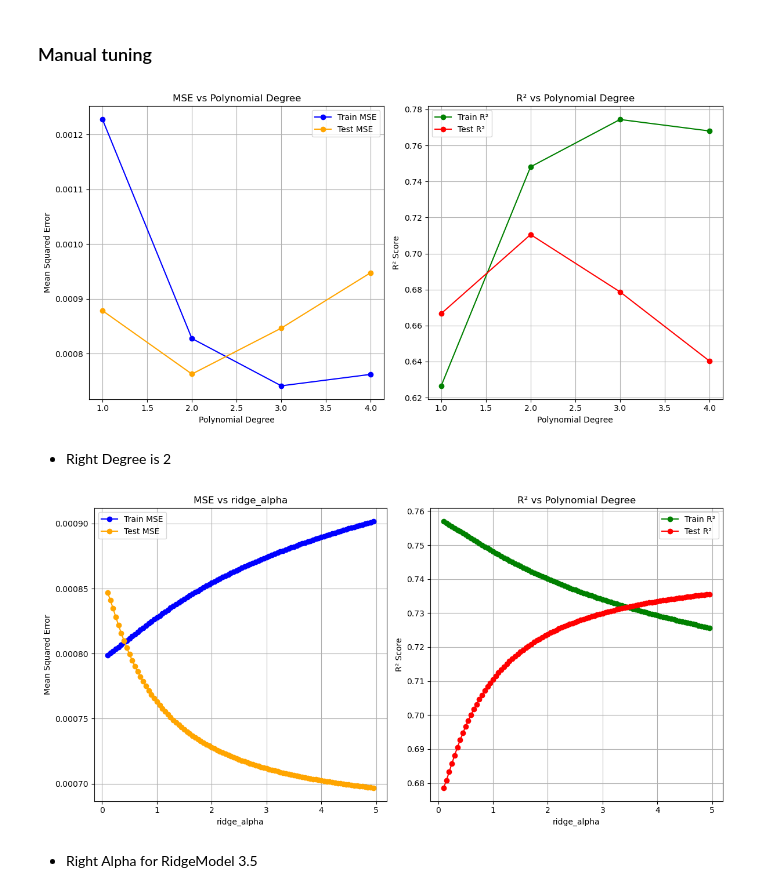
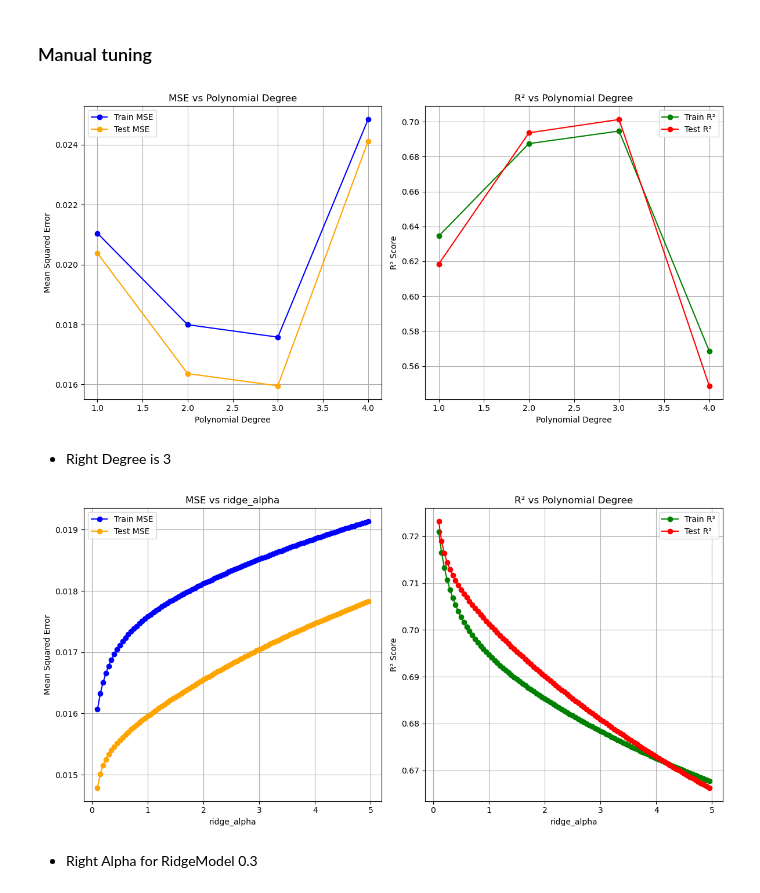
Before and after one commit to aash1999/Commercial-Buildings-Energy-Consumption-Survey, a Jupyter notebook: codes/EDAQ3_Aakash.ipynb, the cells around one changed output. Drawn from its saved outputs; the diff is of its cells as text; code cells hidden in the pictures.

```diff
--- a/codes/EDAQ3_Aakash.ipynb
+++ b/codes/EDAQ3_Aakash.ipynb
@@ -84,9 +84,39 @@ def round_to_nearest_category(df, cat_cols, category_map):
         df[col] = df[col].apply(lambda x: valid_categories[np.abs(valid_categories - x).argmin()])
     return df
 
+def remove_outliers(df, cols):
+    """
+    Removes outliers from the specified columns in the DataFrame
+    using the Interquartile Range (IQR) method.
+
+    Parameters:
+        df (DataFrame): Input DataFrame
+        cols (list): List of column names to check for outliers
+
+    Returns:
+        DataFrame: DataFrame without outliers
+    """
+    for col in cols:
+        Q1 = df[col].quantile(0.25)  # 25th percentile
+        Q3 = df[col].quantile(0.75)  # 75th percentile
+        IQR = Q3 - Q1                # Interquartile range
+        lower_bound = Q1 - 1.5 * IQR # Lower whisker
+        upper_bound = Q3 + 1.5 * IQR # Upper whisker
+
+        # Filter data within the IQR bounds
+        df = df[(df[col] >= lower_bound) & (df[col] <= upper_bound)]
+
+    return df
+
 def DataPreProcessing(df, cat_cols, cont_cols, category_map):
 
     df = df.dropna(subset=[target_col]).copy()
+
+    # columns_to_check = ['SQFT', 'Number_Workers', 'Number_desktops', 'Cooling_Days', 'Work_hours', target_col]
+    columns_to_check = [ target_col]
+
+    df = remove_outliers(df, columns_to_check)
+
     imputer = KNNImputer(n_neighbors=15)
     df_imputed = pd.DataFrame(imputer.fit_transform(df[cat_cols + cont_cols]), columns=cat_cols + cont_cols)
     df_imputed = round_to_nearest_category(df_imputed, cat_cols, category_map)
@@ -647,7 +679,6 @@ class RidgeModel:
         plt.subplot(1, 2, 1)
         plt.scatter(y_train, y_train_pred, color='blue', alpha=0.7, label='Predictions')
         plt.plot([y_train.min(), y_train.max()], [y_train.min(), y_train.max()], color='red', linestyle='--', label='Ideal Fit')
-        plt.fill_between(y_train, y_train_pred - train_std, y_train_pred + train_std, color='blue', alpha=0.2, label='±1 STD')
         plt.title("Train vs Predicted")
         plt.xlabel("True Values")
         plt.ylabel("Predicted Values")
@@ -657,7 +688,6 @@ class RidgeModel:
         plt.subplot(1, 2, 2)
         plt.scatter(y_test, y_test_pred, color='green', alpha=0.7, label='Predictions')
         plt.plot([y_test.min(), y_test.max()], [y_test.min(), y_test.max()], color='red', linestyle='--', label='Ideal Fit')
-        plt.fill_between(y_test, y_test_pred - test_std, y_test_pred + test_std, color='green', alpha=0.2, label='±1 STD')
         plt.title("Test vs Predicted")
         plt.xlabel("True Values")
         plt.ylabel("Predicted Values")
@@ -756,9 +786,9 @@ plt.grid()
 plt.tight_layout()
 plt.show()
 # %% [output]
-[figure, old version]
+[figure, new version]
 # %% [markdown]
-- Right Degree is 2
+- Right Degree is 3
 # %%
 import matplotlib.pyplot as plt
 
@@ -773,7 +803,7 @@ ridge_alpha = np.arange(0.1, 5, 0.05)
 
 for alpha in ridge_alpha:
     # Generate polynomial features of the current degree
-    df_transformed = feature_engineering(df_encoded, cat_cols, cont_cols, target_col, poly_degree=2)
+    df_transformed = feature_engineering(df_encoded, cat_cols, cont_cols, target_col, poly_degree=3)
 
     # Identify significant features using OLS
     significant_features = run_ols(df_transformed, target_col, False)
@@ -795,36 +825,36 @@ for alpha in ridge_alpha:
     mse_test_results.append(mse_test)
     r2_train_results.append(r2_train)
     r2_test_results.append(r2_test)
 
 # Plot MSE and R² for training and testing sets
 plt.figure(figsize=(12, 6))
 
 # Plot MSE
 plt.subplot(1, 2, 1)
 plt.plot(ridge_alpha, mse_train_results, marker='o', label='Train MSE', color='blue')
 plt.plot(ridge_alpha, mse_test_results, marker='o', label='Test MSE', color='orange')
 plt.title('MSE vs ridge_alpha')
 plt.xlabel('ridge_alpha')
 plt.ylabel('Mean Squared Error')
 plt.legend()
 plt.grid()
 
 # Plot R²
 plt.subplot(1, 2, 2)
 plt.plot(ridge_alpha, r2_train_results, marker='o', label='Train R²', color='green')
 plt.plot(ridge_alpha, r2_test_results, marker='o', label='Test R²', color='red')
 plt.title('R² vs Polynomial Degree')
 plt.xlabel('ridge_alpha')
 plt.ylabel('R² Score')
 plt.legend()
 plt.grid()
 
 plt.tight_layout()
 plt.show()
 # %% [output]
-[figure, old version]
+[figure, new version]
 # %% [markdown]
-- Right Alpha for RidgeModel 3.5
+- Right Alpha for RidgeModel 0.3
 # %%
 import matplotlib.pyplot as plt
 
```
Also changed, not shown: parts of 10 cells of this notebook.
